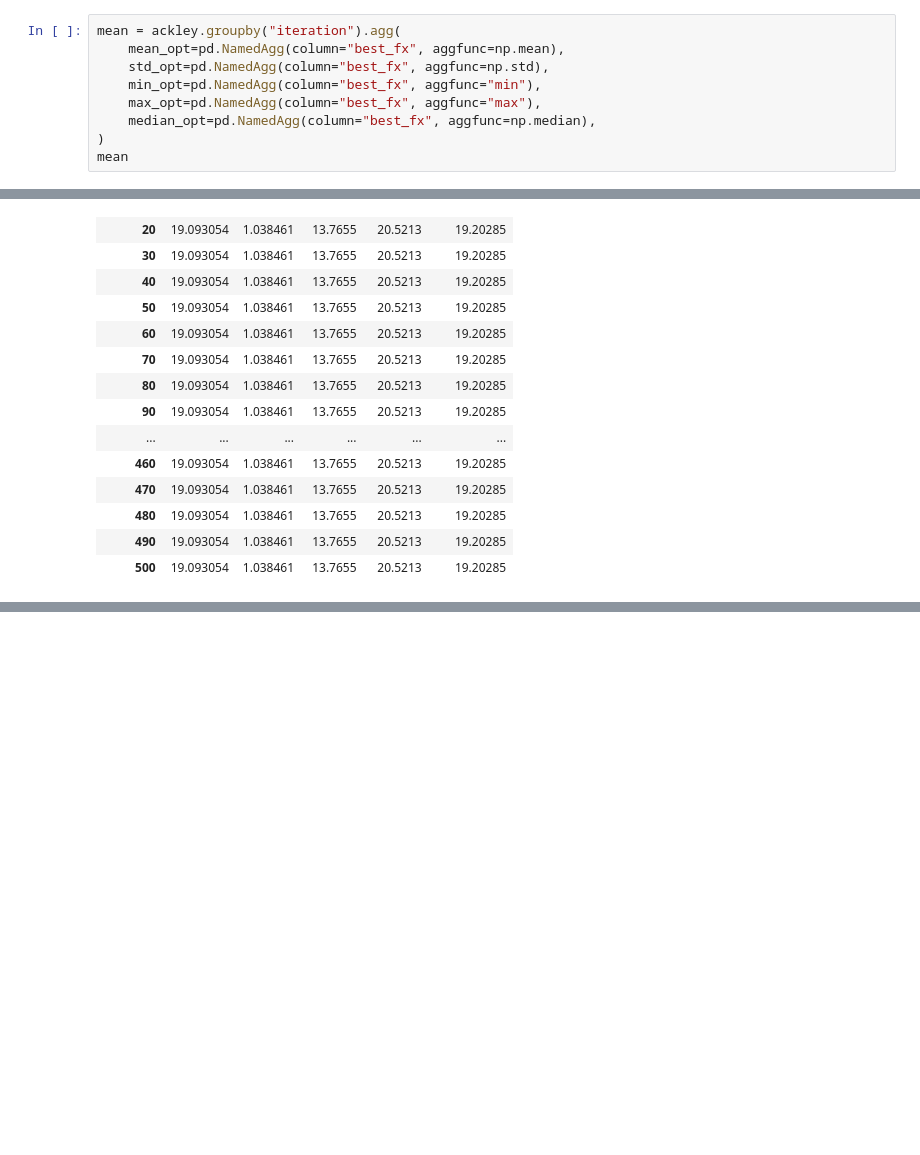
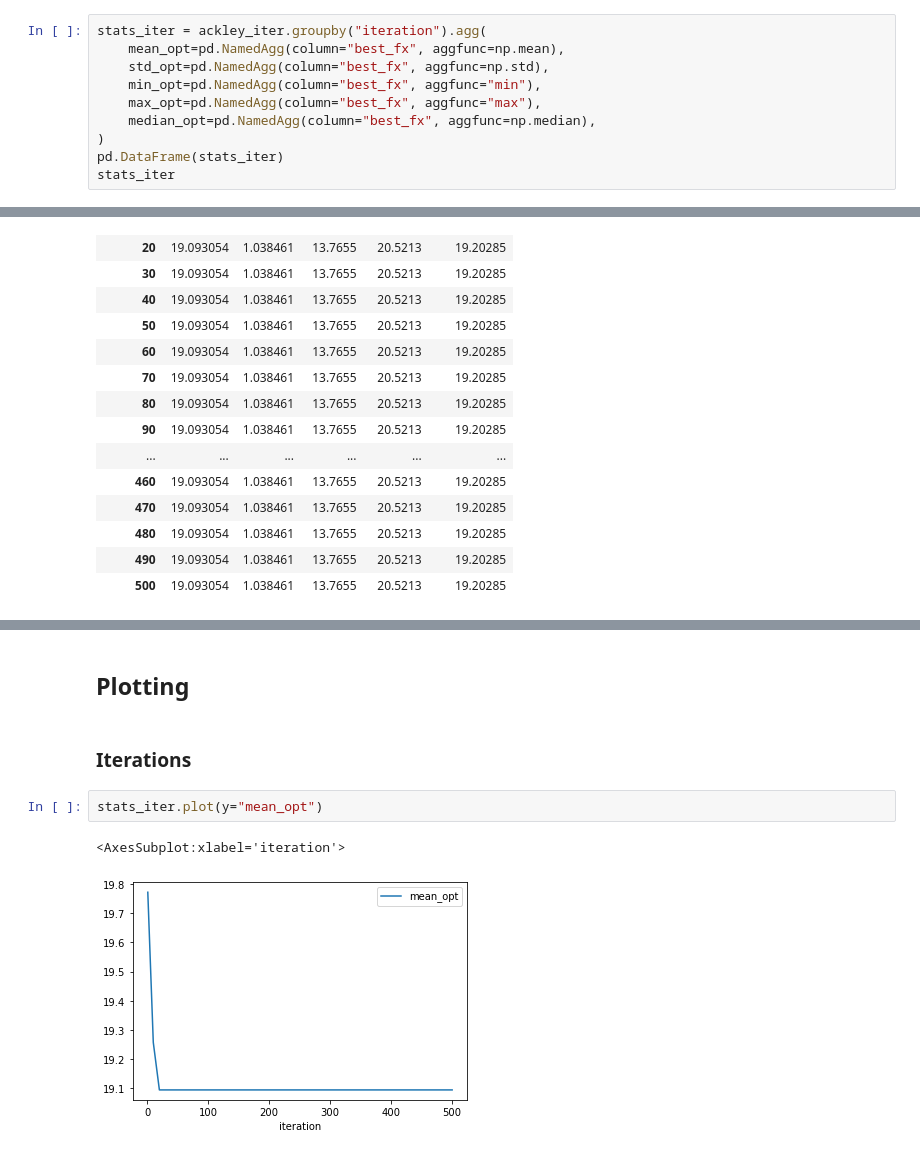
Before and after one commit to mahf-opt/mahf, a Jupyter notebook: evaluation/basicEval.ipynb, the cells around one changed output, grey strips where cells are left out. Saved outputs shown, nothing was run; the diff lists cells and outputs as text; blank space fills up the shorter version.

```diff
--- a/evaluation/basicEval.ipynb
+++ b/evaluation/basicEval.ipynb
@@ -25,12 +33,13 @@ Calculate statistics of runs
 # %%
-mean = ackley.groupby("iteration").agg(
+stats_iter = ackley_iter.groupby("iteration").agg(
     mean_opt=pd.NamedAgg(column="best_fx", aggfunc=np.mean),
     std_opt=pd.NamedAgg(column="best_fx", aggfunc=np.std),
     min_opt=pd.NamedAgg(column="best_fx", aggfunc="min"),
     max_opt=pd.NamedAgg(column="best_fx", aggfunc="max"),
     median_opt=pd.NamedAgg(column="best_fx", aggfunc=np.median),
 )
-mean
+pd.DataFrame(stats_iter)
+stats_iter
 # %% [output]
 |  | mean_opt | std_opt | min_opt | max_opt | median_opt |
 | iteration |  |  |  |  |  |
@@ -52,0 +93,9 @@ mean
+# %% [markdown]
+## Plotting
+# %% [markdown]
+### Iterations
+# %%
+stats_iter.plot(y="mean_opt")
+# %% [output]
+<AxesSubplot:xlabel='iteration'>
+[figure, added]
```
Also changed, not shown: parts of 11 cells of this notebook.
